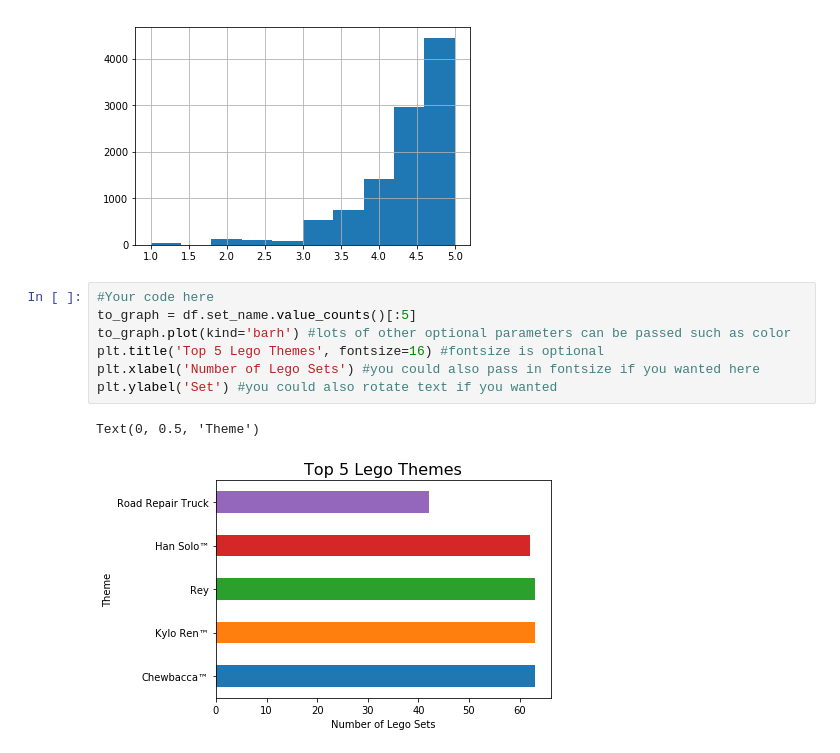
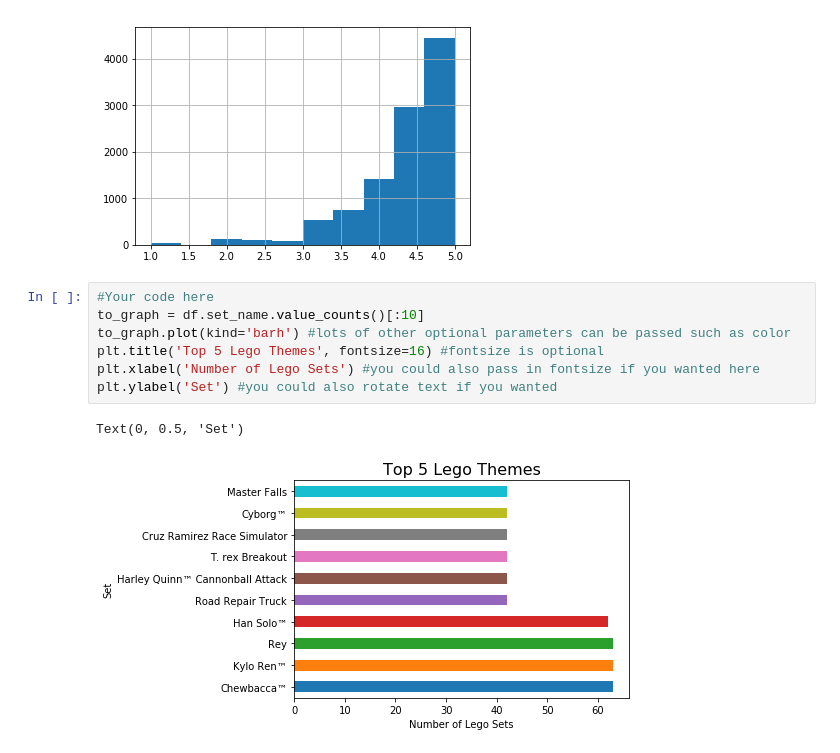
Before and after one commit to sooklald/dsc-0-01-08-your-first-data-science-project-lab-online-ds-pt-100118, a Jupyter notebook: index.ipynb, the cells around one changed output. Cells and saved outputs as stored; diff of their text form.

```diff
--- a/index.ipynb
+++ b/index.ipynb
@@ -369,11 +369,11 @@ df.play_star_rating.hist()
 [figure]
 # %%
 #Your code here
-to_graph = df.set_name.value_counts()[:5]
+to_graph = df.set_name.value_counts()[:10]
 to_graph.plot(kind='barh') #lots of other optional parameters can be passed such as color
 plt.title('Top 5 Lego Themes', fontsize=16) #fontsize is optional
 plt.xlabel('Number of Lego Sets') #you could also pass in fontsize if you wanted here
 plt.ylabel('Set') #you could also rotate text if you wanted
 # %% [output]
-Text(0, 0.5, 'Theme')
+Text(0, 0.5, 'Set')
-[figure, old version]
+[figure, new version]
```
